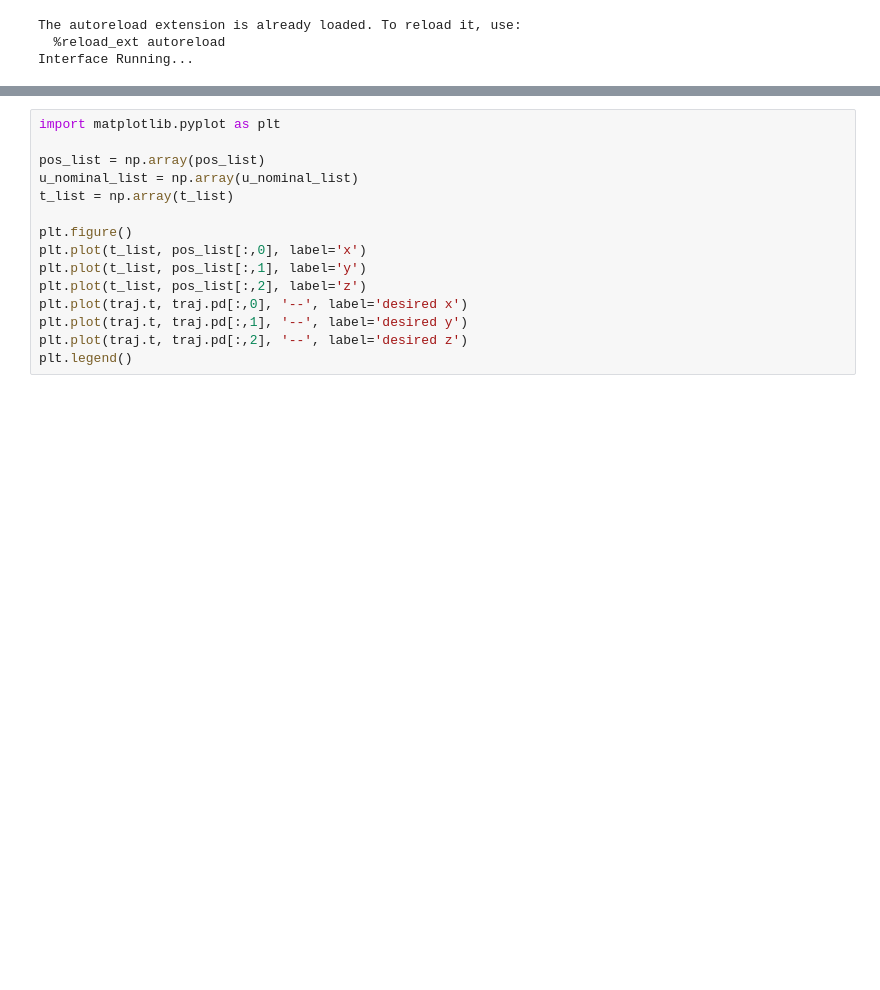
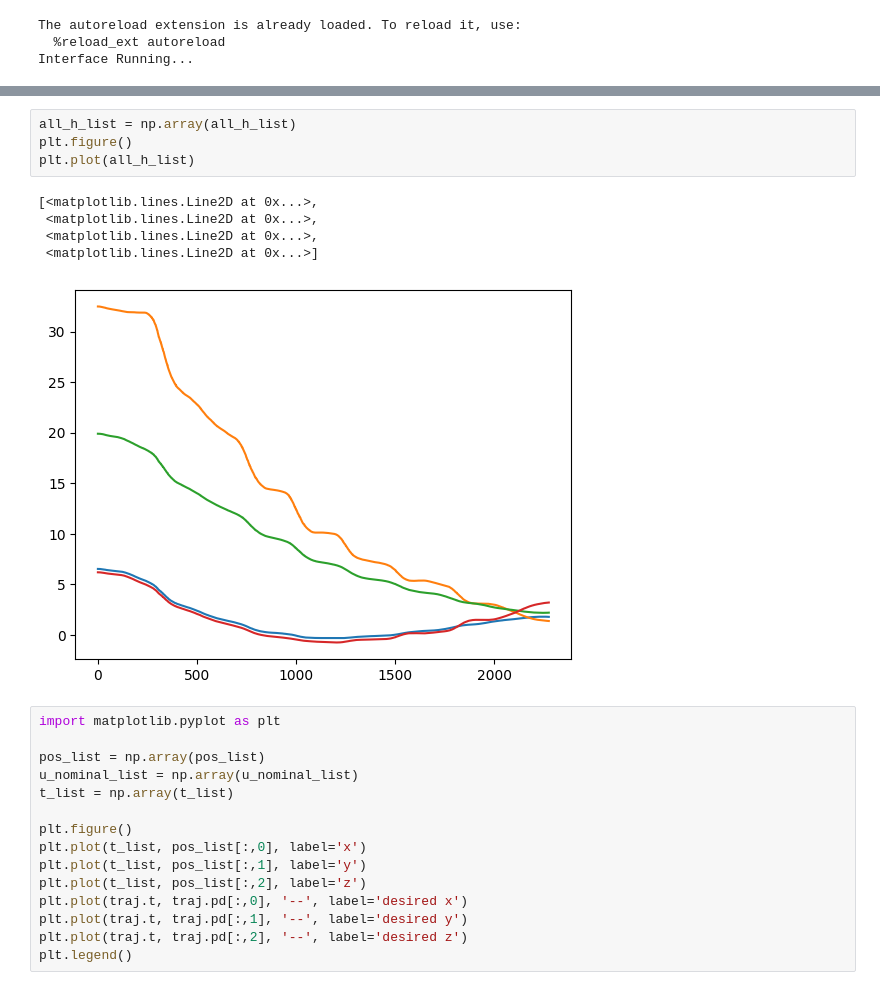
Before and after one commit to shiqingw/HOCBF-FR3-Experiments, a Jupyter notebook: exp1_box_circulation.ipynb, the cells around one changed output, grey strips where cells are left out. Drawn from its saved outputs; the diff is of its cells as text; blank space fills up the shorter version.

```diff
--- a/exp1_box_circulation.ipynb
+++ b/exp1_box_circulation.ipynb
@@ -342,3 +340,13 @@ robot.setCommands(np.zeros_like(u))
+# %%
+all_h_list = np.array(all_h_list)
+plt.figure()
+plt.plot(all_h_list)
+# %% [output]
+[<matplotlib.lines.Line2D at 0x...>,
+ <matplotlib.lines.Line2D at 0x...>,
+ <matplotlib.lines.Line2D at 0x...>,
+ <matplotlib.lines.Line2D at 0x...>]
+[figure, added]
 # %%
 import matplotlib.pyplot as plt
 
```
Also changed, not shown: parts of 24 cells of this notebook, 5 other files.
